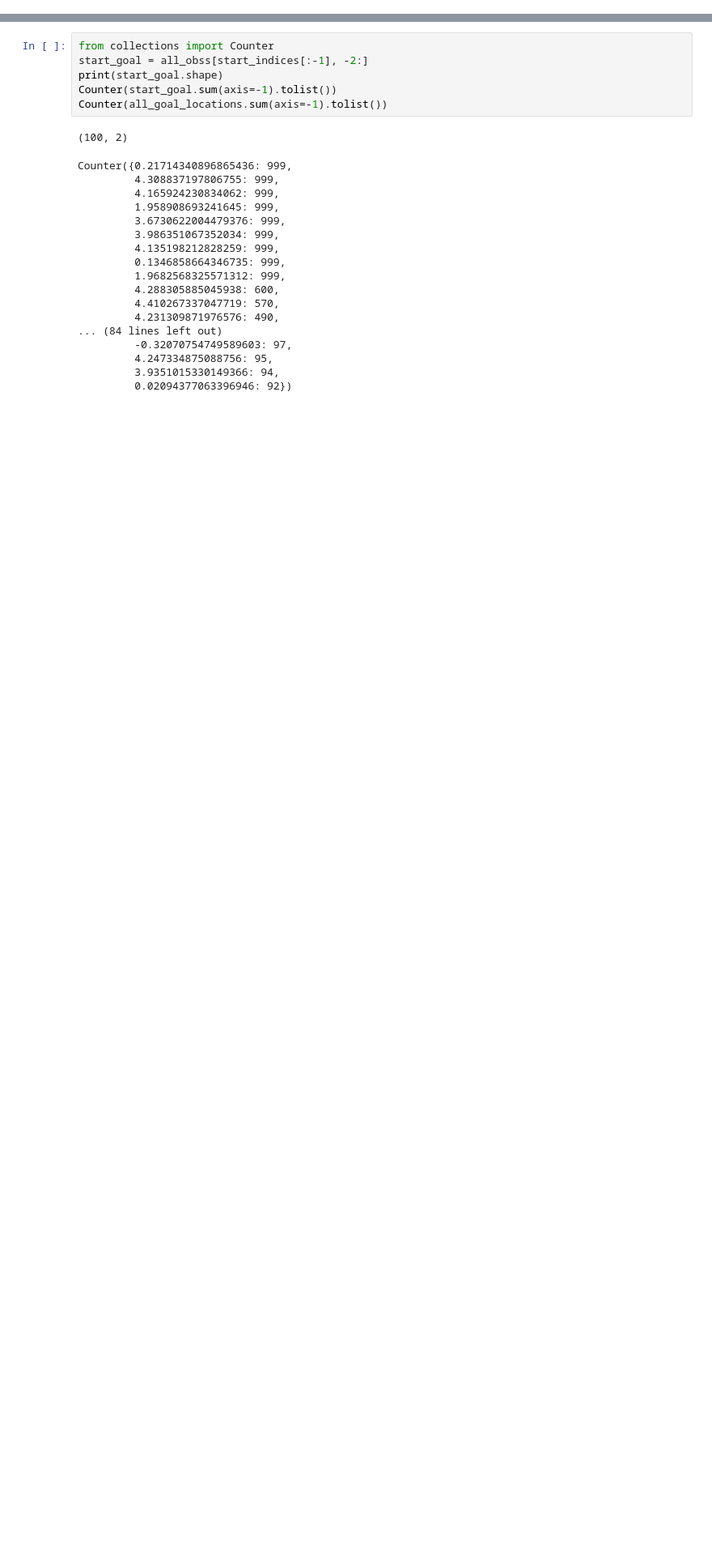
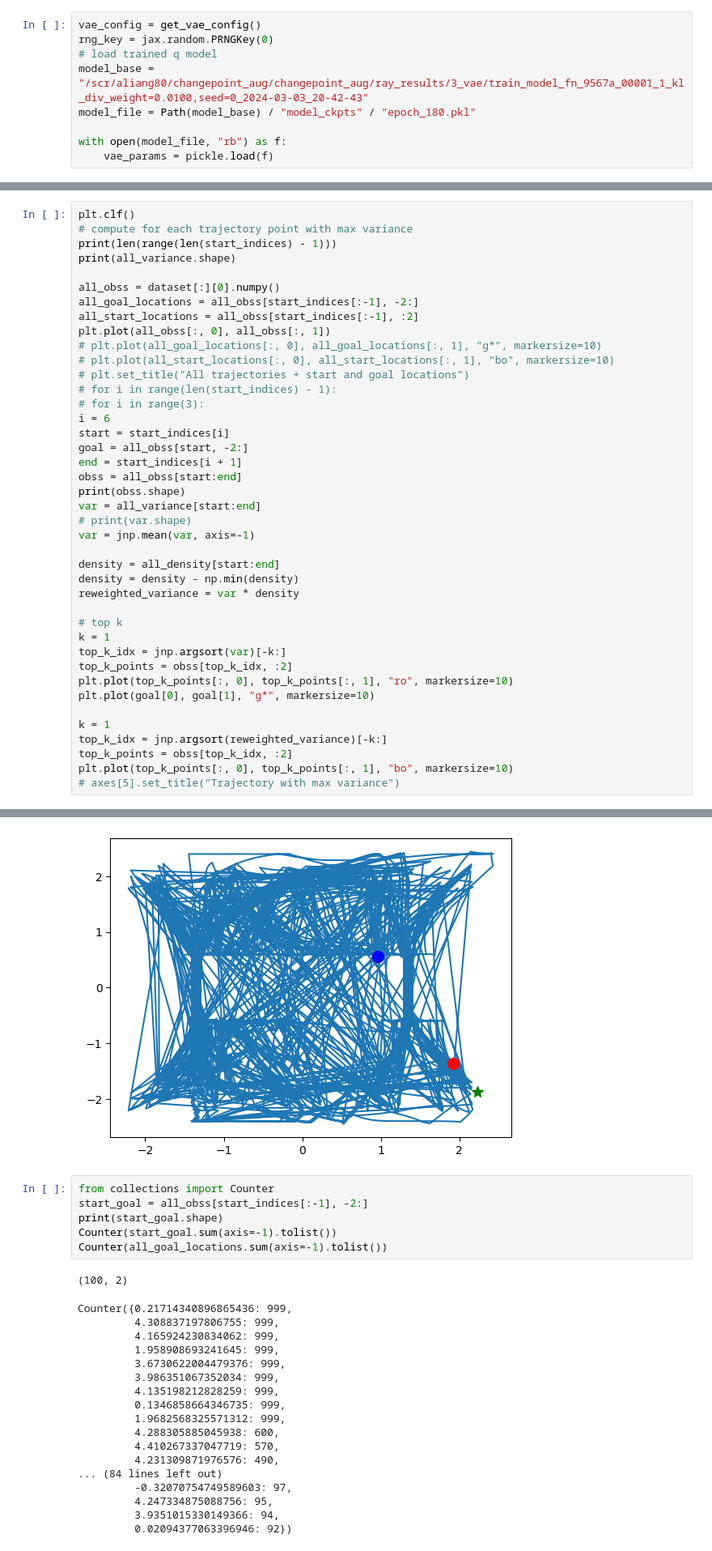
Before and after one commit to aliang8/changepoint_aug, a Jupyter notebook: changepoint_aug/density_estimation/notebooks/eval_q_and_density.ipynb, the cells around one changed output, grey strips where cells are left out. Shown: that part at 81% size. Saved outputs shown, nothing was run; the diff lists cells and outputs as text; blank space fills up the shorter version.

```diff
--- a/changepoint_aug/density_estimation/notebooks/eval_q_and_density.ipynb
+++ b/changepoint_aug/density_estimation/notebooks/eval_q_and_density.ipynb
@@ -33 +54,10 @@ The autoreload extension is already loaded. To reload it, use:
+# %%
+vae_config = get_vae_config()
+rng_key = jax.random.PRNGKey(0)
+# load trained q model
+model_base = "/scr/aliang80/changepoint_aug/changepoint_aug/ray_results/3_vae/train_model_fn_9567a_00001_1_kl_div_weight=0.0100,seed=0_2024-03-03_20-42-43"
+model_file = Path(model_base) / "model_ckpts" / "epoch_180.pkl"
+
+with open(model_file, "rb") as f:
+    vae_params = pickle.load(f)
 # %%
@@ -246,0 +302,42 @@ SystemExit: 0
+# %%
+plt.clf()
+# compute for each trajectory point with max variance
+print(len(range(len(start_indices) - 1)))
+print(all_variance.shape)
+
+all_obss = dataset[:][0].numpy()
+all_goal_locations = all_obss[start_indices[:-1], -2:]
+all_start_locations = all_obss[start_indices[:-1], :2]
+plt.plot(all_obss[:, 0], all_obss[:, 1])
+# plt.plot(all_goal_locations[:, 0], all_goal_locations[:, 1], "g*", markersize=10)
+# plt.plot(all_start_locations[:, 0], all_start_locations[:, 1], "bo", markersize=10)
+# plt.set_title("All trajectories + start and goal locations")
+# for i in range(len(start_indices) - 1):
+# for i in range(3):
+i = 6
+start = start_indices[i]
+goal = all_obss[start, -2:]
+end = start_indices[i + 1]
+obss = all_obss[start:end]
+print(obss.shape)
+var = all_variance[start:end]
+# print(var.shape)
+var = jnp.mean(var, axis=-1)
+
+density = all_density[start:end]
+density = density - np.min(density)
+reweighted_variance = var * density
+
+# top k
+k = 1
+top_k_idx = jnp.argsort(var)[-k:]
+top_k_points = obss[top_k_idx, :2]
+plt.plot(top_k_points[:, 0], top_k_points[:, 1], "ro", markersize=10)
+plt.plot(goal[0], goal[1], "g*", markersize=10)
+
+k = 1
+top_k_idx = jnp.argsort(reweighted_variance)[-k:]
+top_k_points = obss[top_k_idx, :2]
+plt.plot(top_k_points[:, 0], top_k_points[:, 1], "bo", markersize=10)
+# axes[5].set_title("Trajectory with max variance")
+# %% [output]
@@ -247,3 +348,4 @@ SystemExit: 0
+[figure, added]
 # %%
 from collections import Counter
 start_goal = all_obss[start_indices[:-1], -2:]
```
Also changed, not shown: parts of 6 cells of this notebook, 20 other files.
